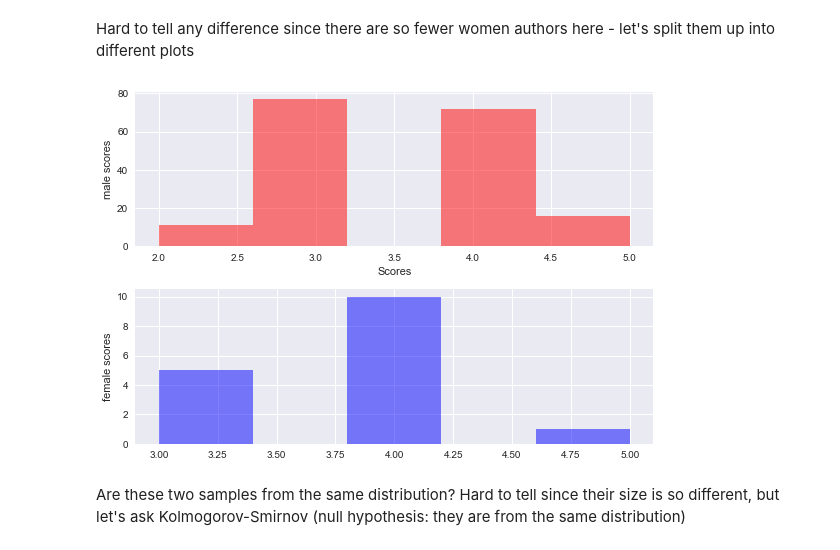
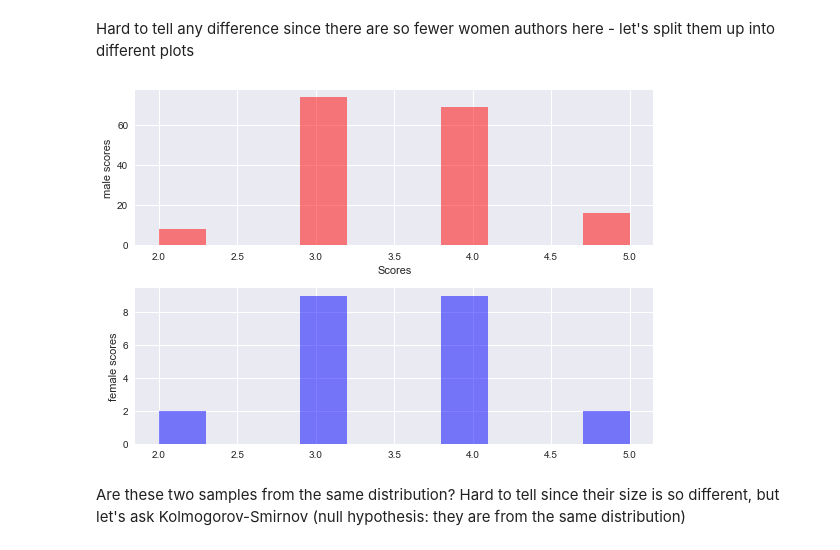
Before and after one commit to philippbayer/Goodreads_visualization, a Jupyter notebook: README.ipynb, the cells around one changed output. Saved outputs shown, nothing was run; the diff lists cells and outputs as text; code cells hidden in the pictures.

```diff
--- a/README.ipynb
+++ b/README.ipynb
@@ -374,17 +374,17 @@ Hard to tell any difference since there are so fewer women authors here - let's
 # %%
 fig, axes = plt.subplots(2,1)
 
-axes[0].hist(male_scores, color='r', alpha=0.5, bins=5)
+axes[0].hist(male_scores, color='r', alpha=0.5, bins=10)
 axes[0].set_xlabel('Scores')
 # Make the y-axis label, ticks and tick labels match the line color.
 axes[0].set_ylabel('male scores')
 
-axes[1].hist(female_scores, color='b', alpha=0.5, bins=5)
+axes[1].hist(female_scores, color='b', alpha=0.5, bins=10)
 axes[1].set_ylabel('female scores')
 
 fig.tight_layout()
 # %% [output]
-[figure, old version]
+[figure, new version]
 # %% [markdown]
 Are these two samples from the same distribution? Hard to tell since their size is so different, but let's ask Kolmogorov-Smirnov (null hypothesis: they are from the same distribution)
 # %%
```
Also changed, not shown: parts of 17 cells of this notebook, 15 other files.
